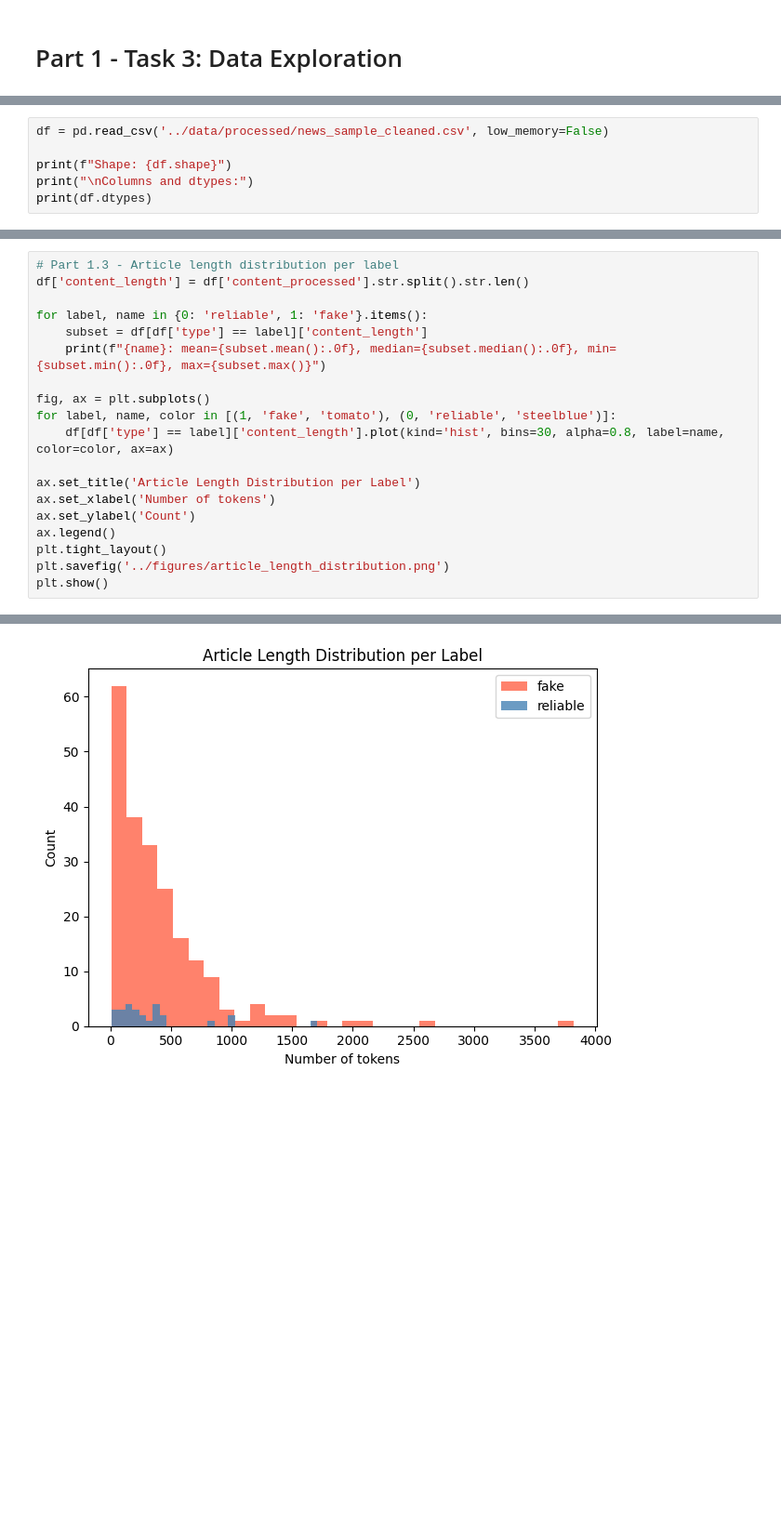
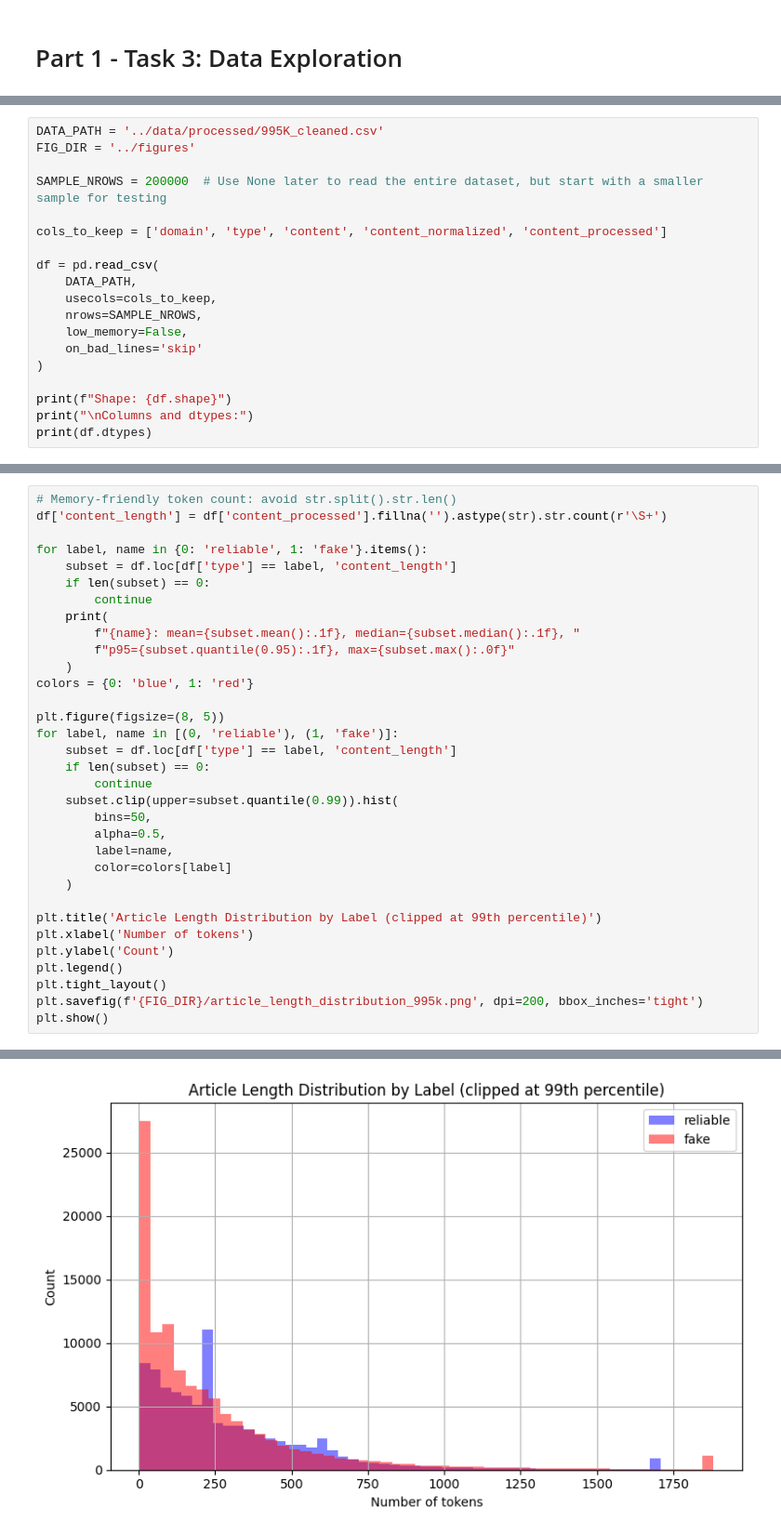
Before and after one commit to mathiaswela/fake-news-group-project, a Jupyter notebook: notebooks/02_data_exploration_andreas.ipynb, the cells around one changed output, grey strips where cells are left out. Shown at 93% size. Saved outputs shown, nothing was run; the diff lists cells and outputs as text; blank space fills up the shorter version.

Commit message:
refactor: update exploration notebook and figures for 995K dataset

```diff
--- a/notebooks/02_data_exploration_andreas.ipynb
+++ b/notebooks/02_data_exploration_andreas.ipynb
@@ -10,5 +13,18 @@ from collections import Counter
 # %%
-df = pd.read_csv('../data/processed/news_sample_cleaned.csv', low_memory=False)
+DATA_PATH = '../data/processed/995K_cleaned.csv'
+FIG_DIR = '../figures'
+
+SAMPLE_NROWS = 200000  # Use None later to read the entire dataset, but start with a smaller sample for testing
+
+cols_to_keep = ['domain', 'type', 'content', 'content_normalized', 'content_processed']
+
+df = pd.read_csv(
+    DATA_PATH,
+    usecols=cols_to_keep,
+    nrows=SAMPLE_NROWS,
+    low_memory=False,
+    on_bad_lines='skip'
+)
 
 print(f"Shape: {df.shape}")
 print("\nColumns and dtypes:")
@@ -66,20 +74,34 @@ We compare the length of articles across reliable and fake labels.
 # %%
-# Part 1.3 - Article length distribution per label
-df['content_length'] = df['content_processed'].str.split().str.len()
+# Memory-friendly token count: avoid str.split().str.len()
+df['content_length'] = df['content_processed'].fillna('').astype(str).str.count(r'\S+')
 
 for label, name in {0: 'reliable', 1: 'fake'}.items():
-    subset = df[df['type'] == label]['content_length']
-    print(f"{name}: mean={subset.mean():.0f}, median={subset.median():.0f}, min={subset.min():.0f}, max={subset.max()}")
+    subset = df.loc[df['type'] == label, 'content_length']
+    if len(subset) == 0:
+        continue
+    print(
+        f"{name}: mean={subset.mean():.1f}, median={subset.median():.1f}, "
+        f"p95={subset.quantile(0.95):.1f}, max={subset.max():.0f}"
+    )
+colors = {0: 'blue', 1: 'red'}
 
-fig, ax = plt.subplots()
-for label, name, color in [(1, 'fake', 'tomato'), (0, 'reliable', 'steelblue')]:
-    df[df['type'] == label]['content_length'].plot(kind='hist', bins=30, alpha=0.8, label=name, color=color, ax=ax)
+plt.figure(figsize=(8, 5))
+for label, name in [(0, 'reliable'), (1, 'fake')]:
+    subset = df.loc[df['type'] == label, 'content_length']
+    if len(subset) == 0:
+        continue
+    subset.clip(upper=subset.quantile(0.99)).hist(
+        bins=50,
+        alpha=0.5,
+        label=name,
+        color=colors[label]
+    )
 
-ax.set_title('Article Length Distribution per Label')
-ax.set_xlabel('Number of tokens')
-ax.set_ylabel('Count')
-ax.legend()
+plt.title('Article Length Distribution by Label (clipped at 99th percentile)')
+plt.xlabel('Number of tokens')
+plt.ylabel('Count')
+plt.legend()
 plt.tight_layout()
-plt.savefig('../figures/article_length_distribution.png')
+plt.savefig(f'{FIG_DIR}/article_length_distribution_995k.png', dpi=200, bbox_inches='tight')
 plt.show()
 # %% [output]
@@ -88,3 +110,3 @@ fake: mean=402, median=286, min=9, max=3820
-[figure, old version]
+[figure, new version]
 # %% [markdown]
 ## Observation 3: Domain Analysis
```
Also changed, not shown: parts of 19 cells of this notebook, 5 other files.
